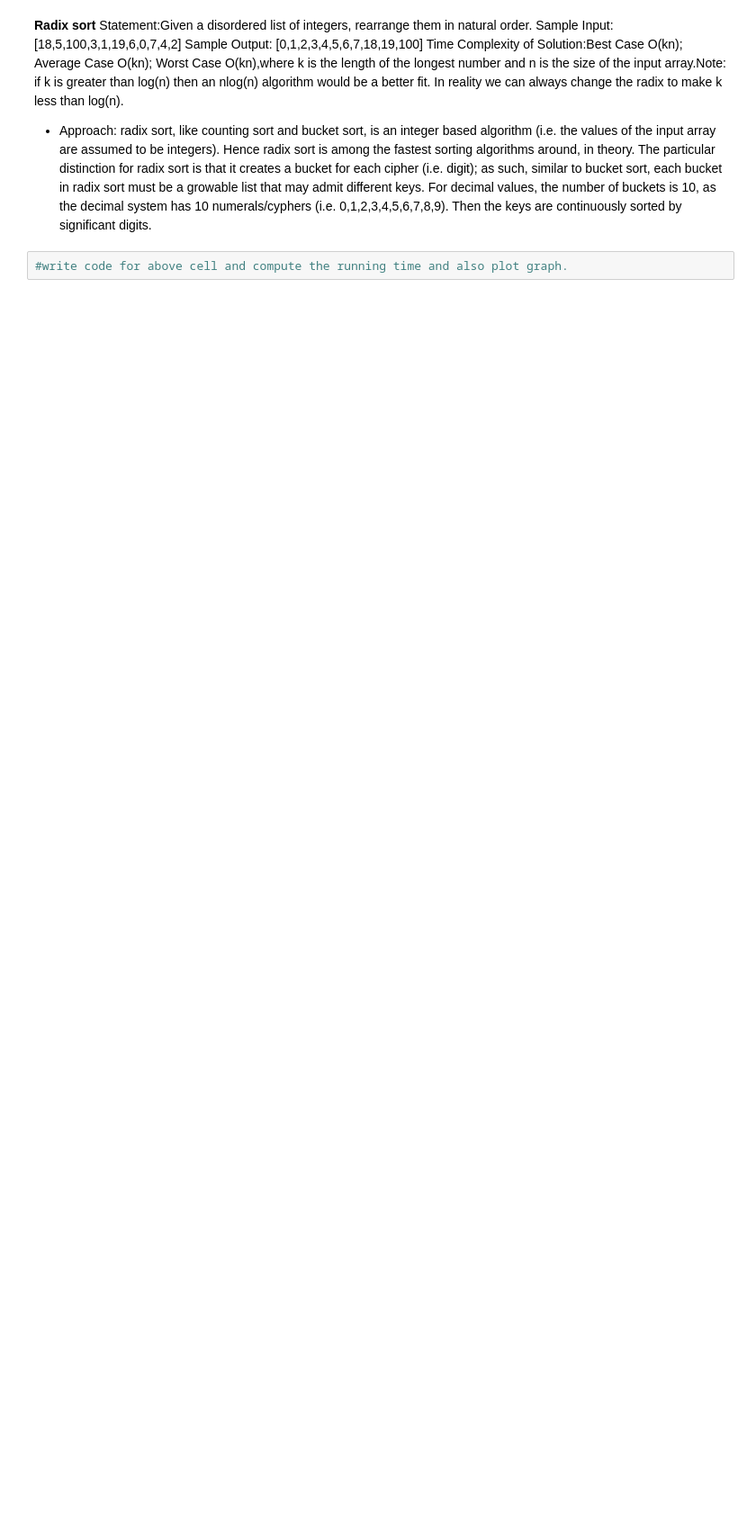
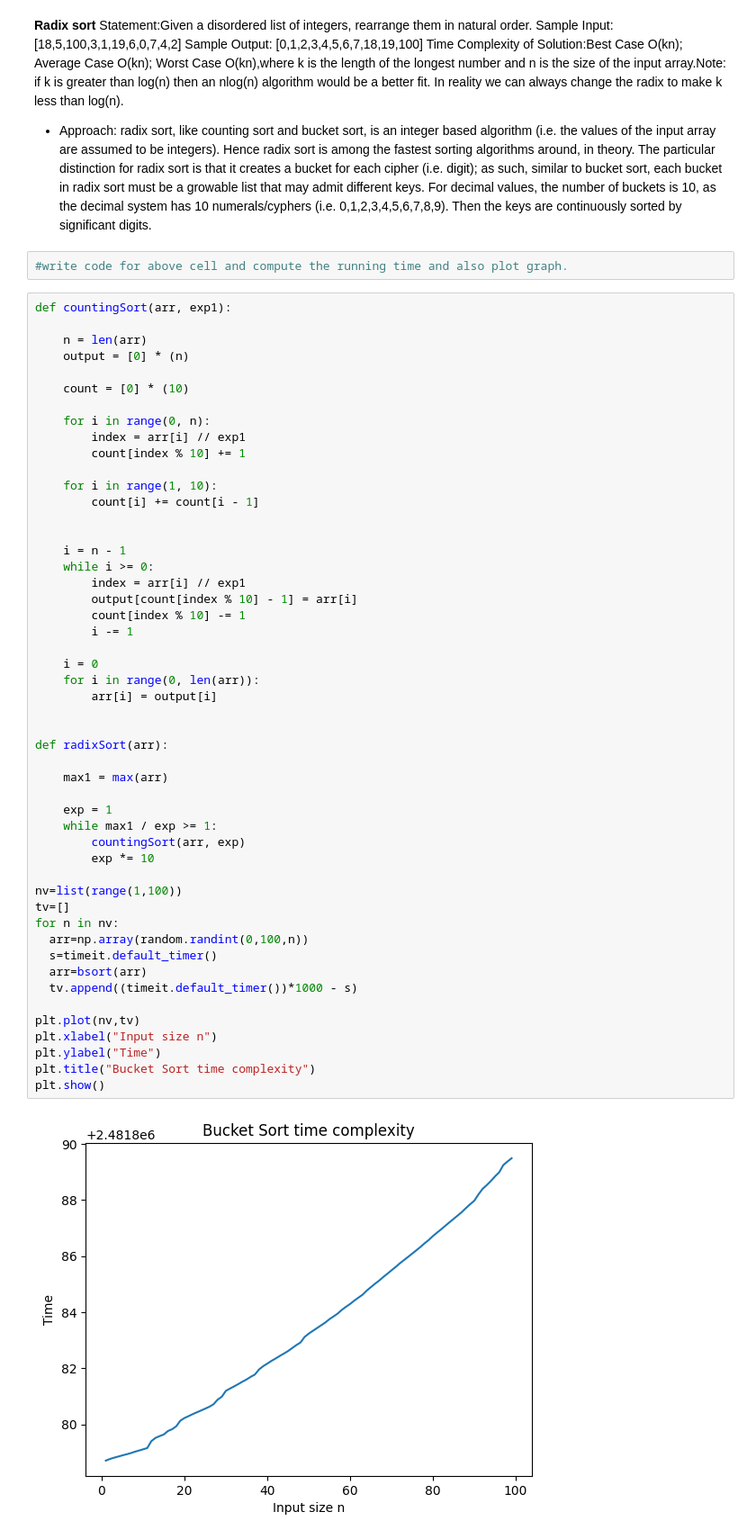
Before and after one commit to AtharvaG-1222/APS-LAB, a Jupyter notebook: Lab_6.ipynb, the cells around one changed output. Shown at 90% size. Saved outputs shown, nothing was run; the diff lists cells and outputs as text; blank space fills up the shorter version.

```diff
--- a/Lab_6.ipynb
+++ b/Lab_6.ipynb
@@ -95,3 +134,55 @@ Time Complexity of Solution:Best Case O(kn); Average Case O(kn); Worst Case O(kn
 growable list that may admit different keys. For decimal values, the number of buckets is 10, as the decimal system has 10 numerals/cyphers (i.e. 0,1,2,3,4,5,6,7,8,9). Then the keys are continuously sorted by significant digits.
 # %%
 #write code for above cell and compute the running time and also plot graph.
+# %%
+def countingSort(arr, exp1):
+
+    n = len(arr)
+    output = [0] * (n)
+
+    count = [0] * (10)
+
+    for i in range(0, n):
+        index = arr[i] // exp1
+        count[index % 10] += 1
+
+    for i in range(1, 10):
+        count[i] += count[i - 1]
+
+
+    i = n - 1
+    while i >= 0:
+        index = arr[i] // exp1
+        output[count[index % 10] - 1] = arr[i]
+        count[index % 10] -= 1
+        i -= 1
+
+    i = 0
+    for i in range(0, len(arr)):
+        arr[i] = output[i]
+
+
+def radixSort(arr):
+
+    max1 = max(arr)
+
+    exp = 1
+    while max1 / exp >= 1:
+        countingSort(arr, exp)
+        exp *= 10
+
+nv=list(range(1,100))
+tv=[]
+for n in nv:
+  arr=np.array(random.randint(0,100,n))
+  s=timeit.default_timer()
+  arr=bsort(arr)
+  tv.append((timeit.default_timer())*1000 - s)
+
+plt.plot(nv,tv)
+plt.xlabel("Input size n")
+plt.ylabel("Time")
+plt.title("Bucket Sort time complexity")
+plt.show()
+# %% [output]
+[figure, added]
```
Also changed, not shown: parts of 3 cells of this notebook.
